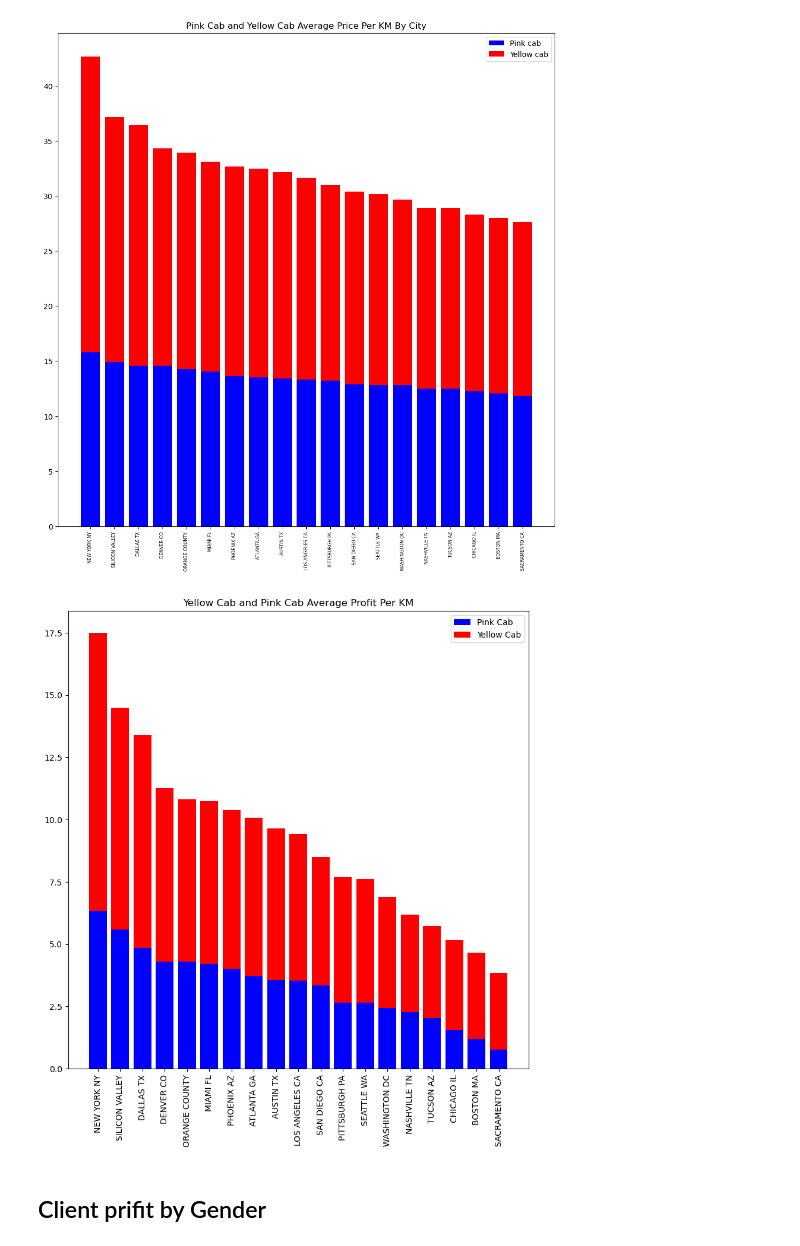
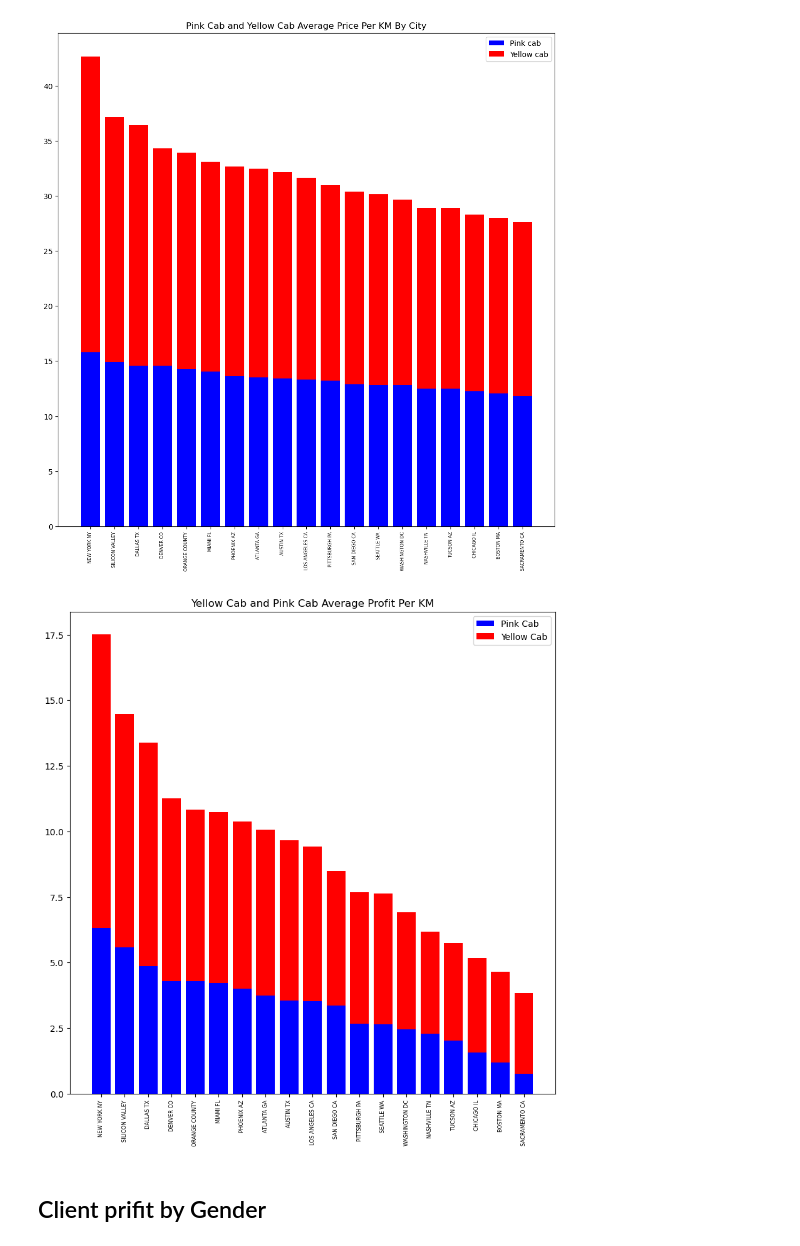
Before and after one commit to FHFelix/G2M-insight-for-Cab-Investment-firm, a Jupyter notebook: G2M_insight_for_Cab_Investment_firm.ipynb, the cells around one changed output. Drawn from its saved outputs; the diff is of its cells as text; code cells hidden in the pictures.

```diff
--- a/G2M_insight_for_Cab_Investment_firm.ipynb
+++ b/G2M_insight_for_Cab_Investment_firm.ipynb
@@ -324,17 +310,18 @@ plt.show()
 # %%
 profit_per_km = full.groupby(['Company','City'])['profit_per_KM'].mean().to_frame('avg_profit_per_km').reset_index().sort_values(by='avg_profit_per_km',ascending = False)
 profit_per_km_yellow = profit_per_km.loc[profit_per_km['Company'] == 'Yellow Cab']
 profit_per_km_pink = profit_per_km.loc[profit_per_km['Company'] == 'Pink Cab']
 
 fig,ax = plt.subplots(figsize = (10,10))
 ax.bar(profit_per_km_yellow['City'], profit_per_km_pink['avg_profit_per_km'], color = 'b')
 ax.bar(profit_per_km_yellow['City'], profit_per_km_yellow['avg_profit_per_km'], bottom =profit_per_km_pink['avg_profit_per_km'],color = 'r' )
 ax.set_title('Yellow Cab and Pink Cab Average Profit Per KM')
 ax.legend(['Pink Cab','Yellow Cab'])
-ax.set_xticklabels(profit_per_km_yellow['City'], rotation = 90)
+ax.set_xticklabels(profit_per_km_yellow['City'], rotation = 90,fontsize = 6)
+plt.savefig('Average Profit by City per KM.png')
 plt.show()
 # %% [output]
-[figure, old version]
+[figure, new version]
 # %% [markdown]
 ## Client prifit by Gender
 # %%
```
Also changed, not shown: parts of 27 cells of this notebook.
